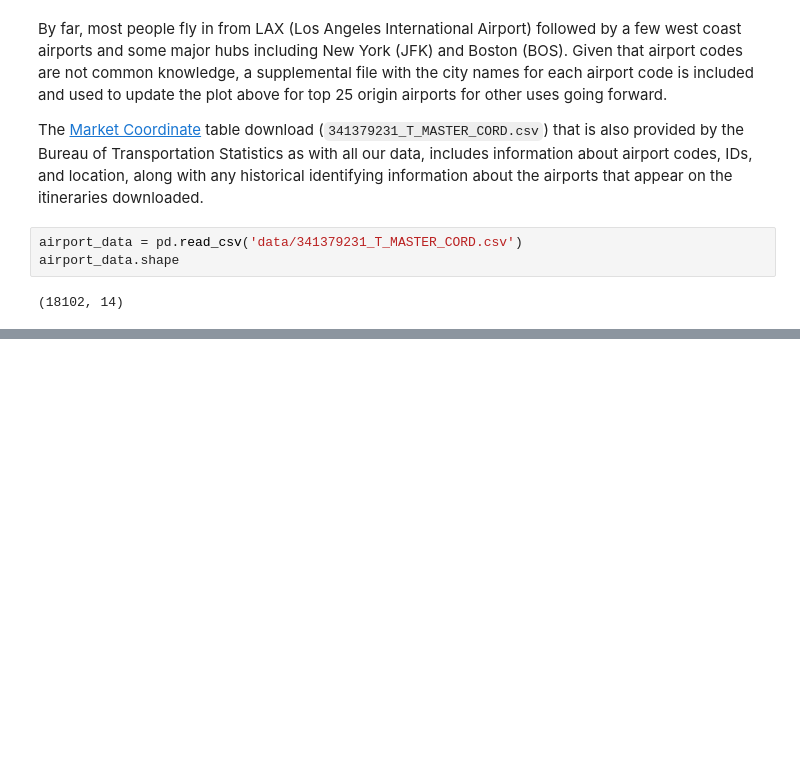
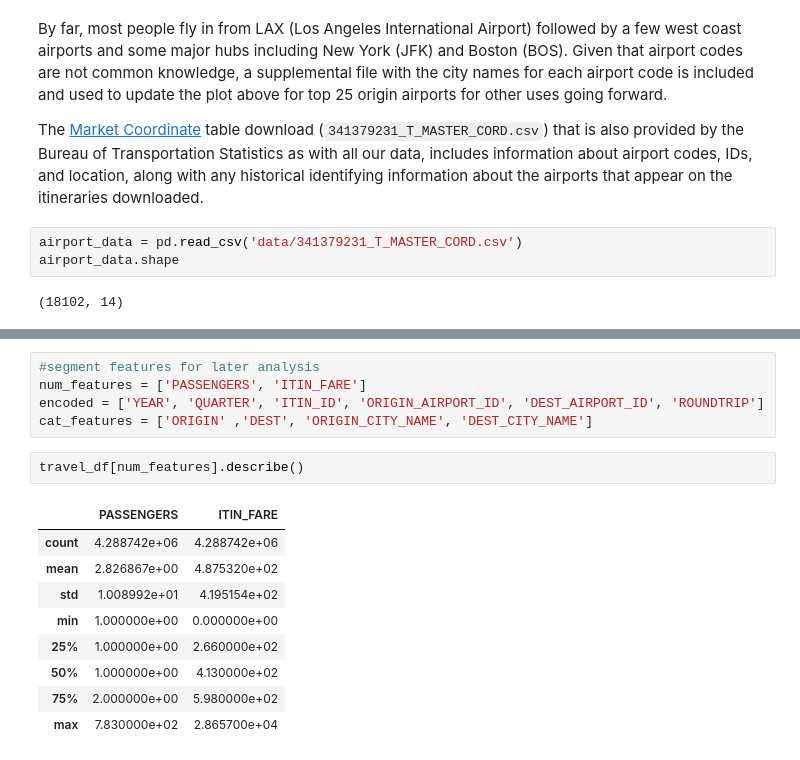
Before and after one commit to siawayforward/DS4A-group-project, a Jupyter notebook: data-exploration-airports.ipynb, the cells around one changed output, grey strips where cells are left out. Cells and saved outputs as stored; diff of their text form; blank space fills up the shorter version.

```diff
--- a/data-exploration-airports.ipynb
+++ b/data-exploration-airports.ipynb
@@ -386,0 +128,17 @@ airport_market_dupes = markets[(markets['DISPLAY_AIRPORT_CITY_NAME_FULL']>1) | (
+# %%
+#segment features for later analysis
+num_features = ['PASSENGERS', 'ITIN_FARE']
+encoded = ['YEAR', 'QUARTER', 'ITIN_ID', 'ORIGIN_AIRPORT_ID', 'DEST_AIRPORT_ID', 'ROUNDTRIP']
+cat_features = ['ORIGIN' ,'DEST', 'ORIGIN_CITY_NAME', 'DEST_CITY_NAME']
+# %%
+travel_df[num_features].describe()
+# %% [output]
+|  | PASSENGERS | ITIN_FARE |
+| count | 4.288742e+06 | 4.288742e+06 |
+| mean | 2.826867e+00 | 4.875320e+02 |
+| std | 1.008992e+01 | 4.195154e+02 |
+| min | 1.000000e+00 | 0.000000e+00 |
+| 25% | 1.000000e+00 | 2.660000e+02 |
+| 50% | 1.000000e+00 | 4.130000e+02 |
+| 75% | 2.000000e+00 | 5.980000e+02 |
+| max | 7.830000e+02 | 2.865700e+04 |
```
Also changed, not shown: parts of 56 cells of this notebook.
